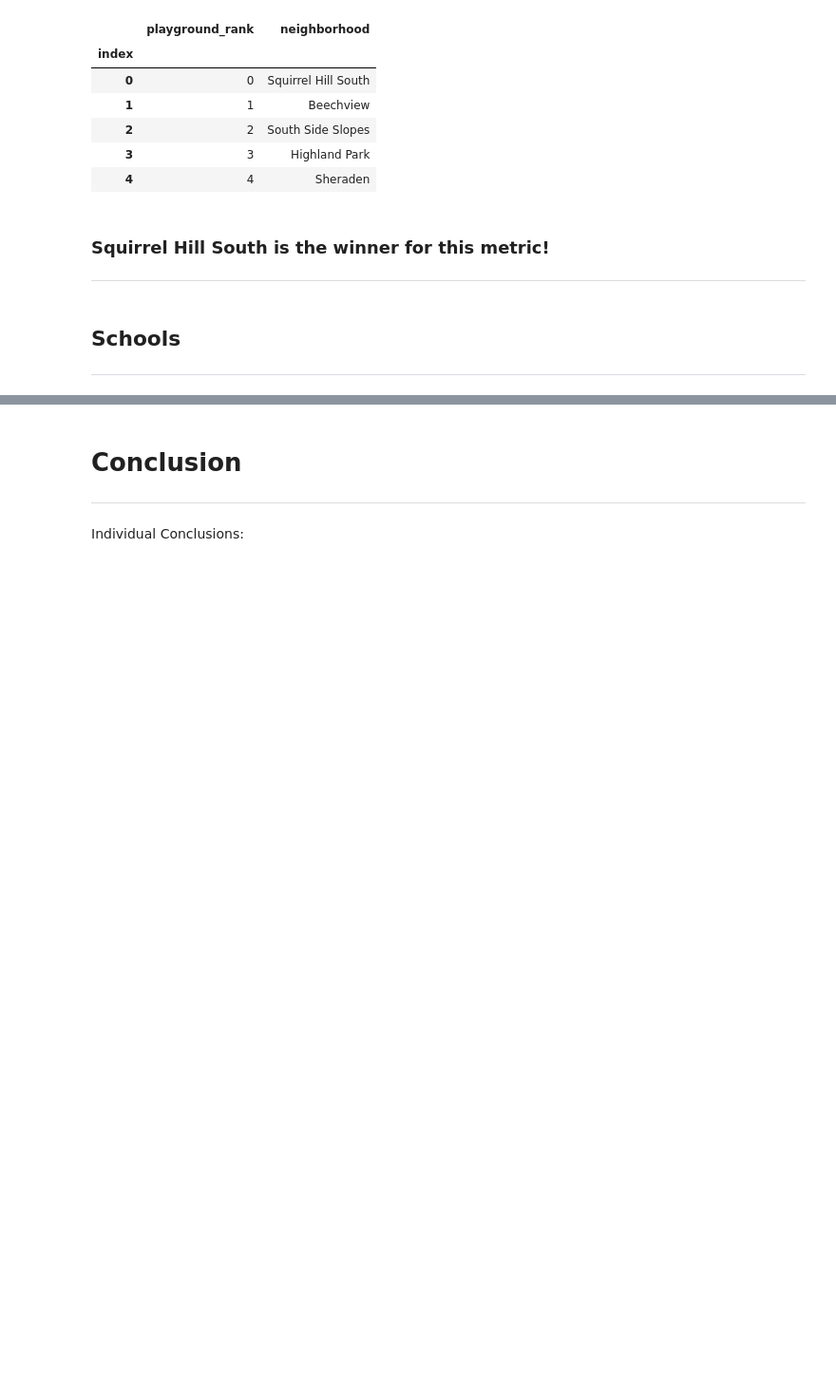
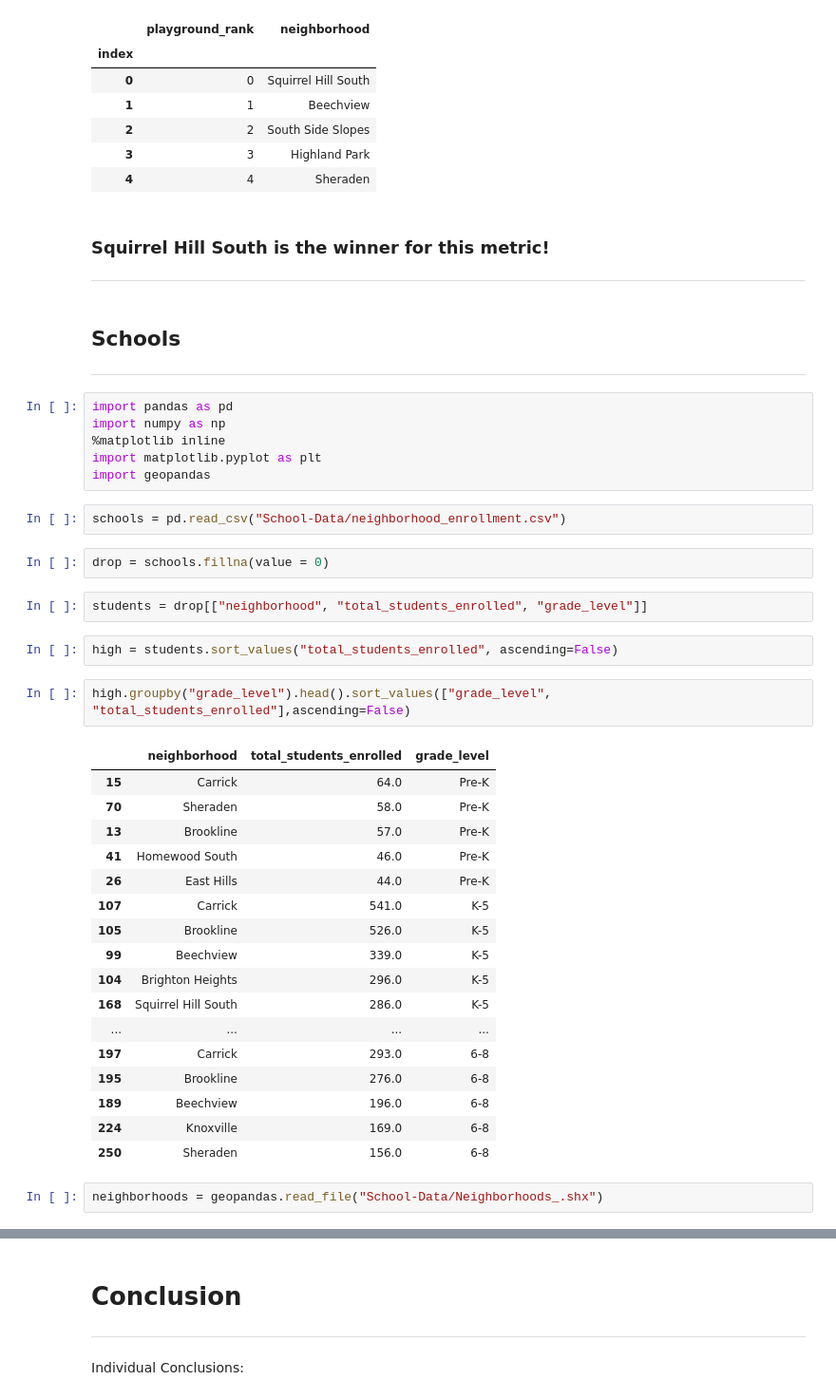
Before and after one commit to srj42/Big-Ideas-Final-Project, a Jupyter notebook: Final.ipynb, the cells around one changed output, grey strips where cells are left out. Shown: that part at 95% size. Drawn from its saved outputs; the diff is of its cells as text; blank space fills up the shorter version.

Commit message:
Added school data to final

```diff
--- a/Final.ipynb
+++ b/Final.ipynb
@@ -144,3 +143,39 @@ playground_df_index.head(5)
 # %% [markdown]
 ## Schools
 ***
+# %%
+import pandas as pd
+import numpy as np
+%matplotlib inline
+import matplotlib.pyplot as plt
+import geopandas
+# %%
+schools = pd.read_csv("School-Data/neighborhood_enrollment.csv")
+# %%
+drop = schools.fillna(value = 0)
+# %%
+students = drop[["neighborhood", "total_students_enrolled", "grade_level"]]
+# %%
+high = students.sort_values("total_students_enrolled", ascending=False)
+# %%
+high.groupby("grade_level").head().sort_values(["grade_level", "total_students_enrolled"],ascending=False)
+# %% [output]
+|  | neighborhood | total_students_enrolled | grade_level |
+| 15 | Carrick | 64.0 | Pre-K |
+| 70 | Sheraden | 58.0 | Pre-K |
+| 13 | Brookline | 57.0 | Pre-K |
+| 41 | Homewood South | 46.0 | Pre-K |
+| 26 | East Hills | 44.0 | Pre-K |
+| 107 | Carrick | 541.0 | K-5 |
+| 105 | Brookline | 526.0 | K-5 |
+| 99 | Beechview | 339.0 | K-5 |
+| 104 | Brighton Heights | 296.0 | K-5 |
+| 168 | Squirrel Hill South | 286.0 | K-5 |
+| ... | ... | ... | ... |
+| 197 | Carrick | 293.0 | 6-8 |
+| 195 | Brookline | 276.0 | 6-8 |
+| 189 | Beechview | 196.0 | 6-8 |
+| 224 | Knoxville | 169.0 | 6-8 |
+| 250 | Sheraden | 156.0 | 6-8 |
+# %%
+neighborhoods = geopandas.read_file("School-Data/Neighborhoods_.shx")
```
Also changed, not shown: parts of 11 cells of this notebook.
